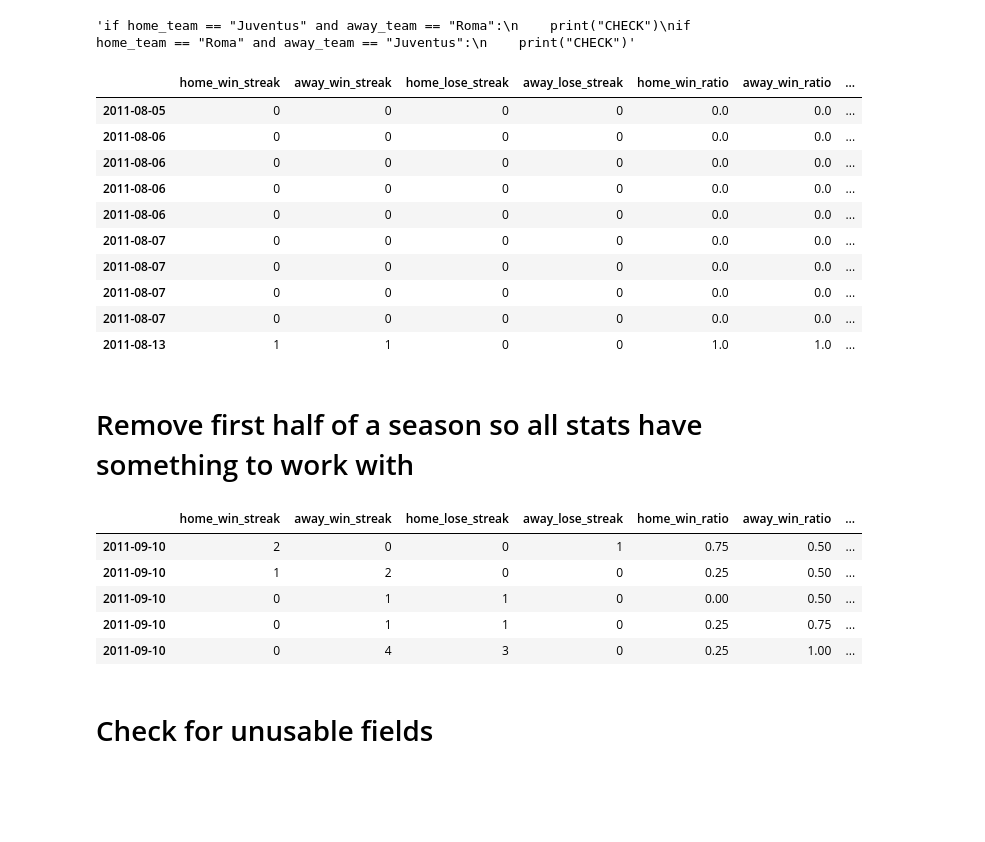
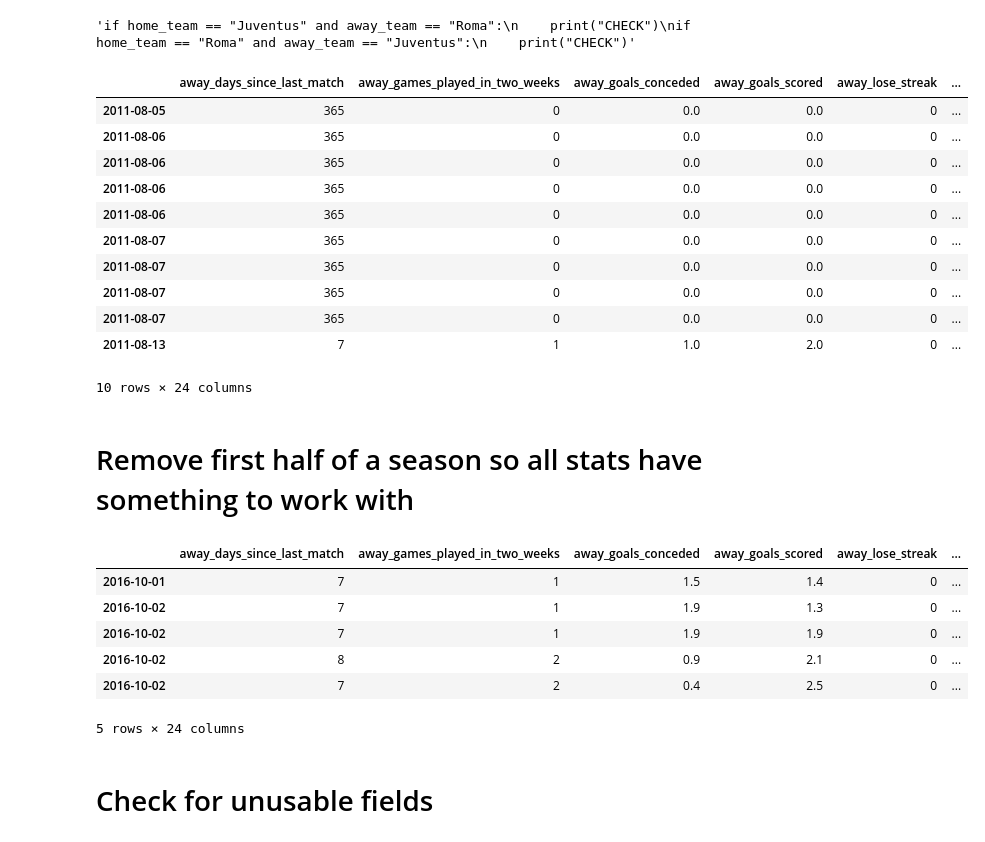
Before and after one commit to BigDataRepublic/Football_match_prediction, a Jupyter notebook: Football prediction.ipynb, the cells around one changed output. Saved outputs shown, nothing was run; the diff lists cells and outputs as text; code cells hidden in the pictures; blank space fills up the shorter version.

```diff
--- a/Football prediction.ipynb
+++ b/Football prediction.ipynb
@@ -91,6 +103,16 @@ class Stats:
             return sum(results)
         except:
             return(0)
+
+    def games_played_in_period(self, today, period):
+        games_played = 0
+        for match in reversed(self.result_series):
+            days_ago = (today - match["date"]).days
+            if days_ago > period:
+                return games_played
+            else:
+                games_played = games_played + 1
+        return games_played
 
     def average_goals_scored_and_conceded(self, number_of_games):
         if self.total_games == 0:
@@ -170,7 +192,8 @@ feature_names = ["win_streak",
     "total_games",
     "goals_scored",
     "goals_conceded",
-    "days_since_last_match"]
+    "days_since_last_match",
+    "games_played_in_two_weeks"]
 
 home_results = {}
 away_results = {}
@@ -190,12 +213,13 @@ def update_results(results, stats, opponent,date):
     results["win_ratio"].append(stats.get_win_ratio())
     results["opponent_win_ratio"].append(stats.get_win_ratio_against_opponent(opponent))
     results["total_games"].append(stats.total_games)
-    goals_scored, goals_conceded = stats.average_goals_scored_and_conceded(3)
+    goals_scored, goals_conceded = stats.average_goals_scored_and_conceded(10)
     if pd.isnull(goals_scored):
         print(stats.result_series[-3:])
     results["goals_scored"].append(goals_scored)
     results["goals_conceded"].append(goals_conceded)
     results["days_since_last_match"].append(stats.days_since_last_match(date))
+    results["games_played_in_two_weeks"].append(stats.games_played_in_period(date, 14))
 
     return results
 
@@ -250,21 +274,22 @@ for column_name, column  in away_results.iteritems():
 input_features = pd.DataFrame(data=columns, index=data.index.values)
 # %%
 #input_features = input_features.drop(["away_total_losses", "home_total_losses", "away_total_wins", "home_total_wins", "away_total_draws", "home_total_draws"], 1)
-input_features = input_features[['home_win_streak', 'away_win_streak', 'home_lose_streak', 'away_lose_streak', 'home_win_ratio', 'away_win_ratio', 'home_days_since_last_match', 'away_days_since_last_match', 'home_opponent_win_ratio', 'away_opponent_win_ratio']]
+#input_features = input_features[['home_win_streak', 'away_win_streak', 'home_lose_streak', 'away_lose_streak', 'home_win_ratio', 'away_win_ratio', 'home_days_since_last_match', 'away_days_since_last_match', 'home_opponent_win_ratio', 'away_opponent_win_ratio', 'home_games_played_in_two_weeks', 'away_games_played_in_two_weeks']]
 # %%
 input_features.head(10)
 # %% [output]
-|  | home_win_streak | away_win_streak | home_lose_streak | away_lose_streak | home_win_ratio | away_win_ratio | ... |
-| 2011-08-05 | 0 | 0 | 0 | 0 | 0.0 | 0.0 | ... |
-| 2011-08-06 | 0 | 0 | 0 | 0 | 0.0 | 0.0 | ... |
-| 2011-08-06 | 0 | 0 | 0 | 0 | 0.0 | 0.0 | ... |
-| 2011-08-06 | 0 | 0 | 0 | 0 | 0.0 | 0.0 | ... |
-| 2011-08-06 | 0 | 0 | 0 | 0 | 0.0 | 0.0 | ... |
-| 2011-08-07 | 0 | 0 | 0 | 0 | 0.0 | 0.0 | ... |
-| 2011-08-07 | 0 | 0 | 0 | 0 | 0.0 | 0.0 | ... |
-| 2011-08-07 | 0 | 0 | 0 | 0 | 0.0 | 0.0 | ... |
-| 2011-08-07 | 0 | 0 | 0 | 0 | 0.0 | 0.0 | ... |
-| 2011-08-13 | 1 | 1 | 0 | 0 | 1.0 | 1.0 | ... |
+|  | away_days_since_last_match | away_games_played_in_two_weeks | away_goals_conceded | away_goals_scored | away_lose_streak | ... |
+| 2011-08-05 | 365 | 0 | 0.0 | 0.0 | 0 | ... |
+| 2011-08-06 | 365 | 0 | 0.0 | 0.0 | 0 | ... |
+| 2011-08-06 | 365 | 0 | 0.0 | 0.0 | 0 | ... |
+| 2011-08-06 | 365 | 0 | 0.0 | 0.0 | 0 | ... |
+| 2011-08-06 | 365 | 0 | 0.0 | 0.0 | 0 | ... |
+| 2011-08-07 | 365 | 0 | 0.0 | 0.0 | 0 | ... |
+| 2011-08-07 | 365 | 0 | 0.0 | 0.0 | 0 | ... |
+| 2011-08-07 | 365 | 0 | 0.0 | 0.0 | 0 | ... |
+| 2011-08-07 | 365 | 0 | 0.0 | 0.0 | 0 | ... |
+| 2011-08-13 | 7 | 1 | 1.0 | 2.0 | 0 | ... |
+10 rows × 24 columns
 # %% [markdown]
 # Remove first half of a season so all stats have something to work with
 # %%
@@ -274,14 +299,15 @@ input_features.head(10)
 buffer_games = 36
 input_features = input_features[buffer_games:]
 # %%
-input_features.head(5)
+input_features.tail(5)
 # %% [output]
-|  | home_win_streak | away_win_streak | home_lose_streak | away_lose_streak | home_win_ratio | away_win_ratio | ... |
-| 2011-09-10 | 2 | 0 | 0 | 1 | 0.75 | 0.50 | ... |
-| 2011-09-10 | 1 | 2 | 0 | 0 | 0.25 | 0.50 | ... |
-| 2011-09-10 | 0 | 1 | 1 | 0 | 0.00 | 0.50 | ... |
-| 2011-09-10 | 0 | 1 | 1 | 0 | 0.25 | 0.75 | ... |
-| 2011-09-10 | 0 | 4 | 3 | 0 | 0.25 | 1.00 | ... |
+|  | away_days_since_last_match | away_games_played_in_two_weeks | away_goals_conceded | away_goals_scored | away_lose_streak | ... |
+| 2016-10-01 | 7 | 1 | 1.5 | 1.4 | 0 | ... |
+| 2016-10-02 | 7 | 1 | 1.9 | 1.3 | 0 | ... |
+| 2016-10-02 | 7 | 1 | 1.9 | 1.9 | 0 | ... |
+| 2016-10-02 | 8 | 2 | 0.9 | 2.1 | 0 | ... |
+| 2016-10-02 | 7 | 2 | 0.4 | 2.5 | 0 | ... |
+5 rows × 24 columns
 # %% [markdown]
 # Check for unusable fields
 # %%
```
Also changed, not shown: parts of 12 cells of this notebook.
